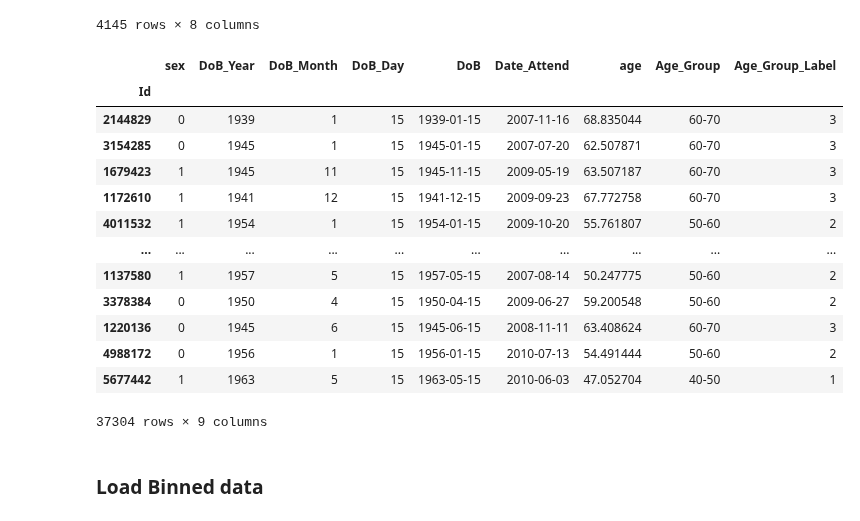
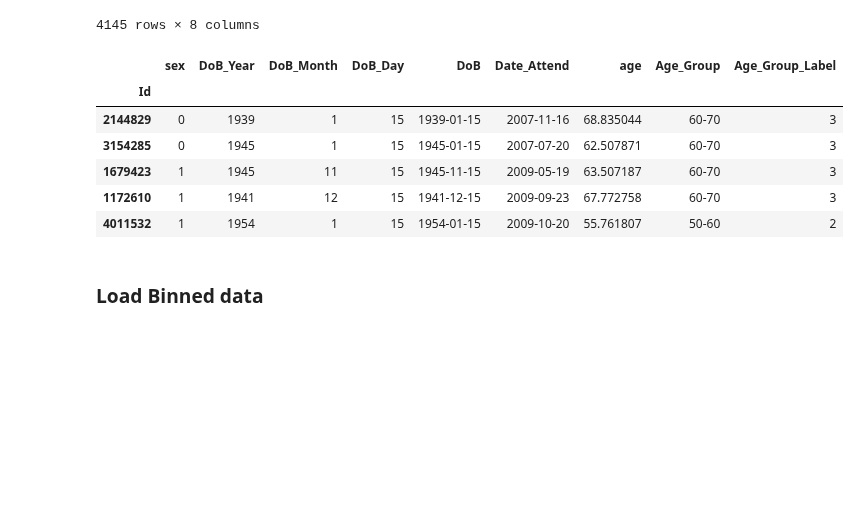
Before and after one commit to Skyer19/code, a Jupyter notebook: ageClassification/conventionalML/logisticBinData-age.ipynb, the cells around one changed output. Cells and saved outputs as stored; diff of their text form; code cells hidden in the pictures; blank space fills up the shorter version.

```diff
--- a/ageClassification/conventionalML/logisticBinData-age.ipynb
+++ b/ageClassification/conventionalML/logisticBinData-age.ipynb
@@ -55,22 +55,15 @@ age_group_mapping = {
 adata.obs['Age_Group_Label'] = adata.obs['Age_Group'].map(age_group_mapping)
 adata_test.obs['Age_Group_Label'] = adata_test.obs['Age_Group'].map(age_group_mapping)
 # %%
-adata.obs
+adata.obs.head()
 # %% [output]
 |  | sex | DoB_Year | DoB_Month | DoB_Day | DoB | Date_Attend | age | Age_Group | Age_Group_Label |
 | Id |  |  |  |  |  |  |  |  |  |
 | 2144829 | 0 | 1939 | 1 | 15 | 1939-01-15 | 2007-11-16 | 68.835044 | 60-70 | 3 |
 | 3154285 | 0 | 1945 | 1 | 15 | 1945-01-15 | 2007-07-20 | 62.507871 | 60-70 | 3 |
 | 1679423 | 1 | 1945 | 11 | 15 | 1945-11-15 | 2009-05-19 | 63.507187 | 60-70 | 3 |
 | 1172610 | 1 | 1941 | 12 | 15 | 1941-12-15 | 2009-09-23 | 67.772758 | 60-70 | 3 |
 | 4011532 | 1 | 1954 | 1 | 15 | 1954-01-15 | 2009-10-20 | 55.761807 | 50-60 | 2 |
-| ... | ... | ... | ... | ... | ... | ... | ... | ... | ... |
-| 1137580 | 1 | 1957 | 5 | 15 | 1957-05-15 | 2007-08-14 | 50.247775 | 50-60 | 2 |
-| 3378384 | 0 | 1950 | 4 | 15 | 1950-04-15 | 2009-06-27 | 59.200548 | 50-60 | 2 |
-| 1220136 | 0 | 1945 | 6 | 15 | 1945-06-15 | 2008-11-11 | 63.408624 | 60-70 | 3 |
-| 4988172 | 0 | 1956 | 1 | 15 | 1956-01-15 | 2010-07-13 | 54.491444 | 50-60 | 2 |
-| 5677442 | 1 | 1963 | 5 | 15 | 1963-05-15 | 2010-06-03 | 47.052704 | 40-50 | 1 |
-37304 rows × 9 columns
 # %% [markdown]
  ### Load Binned data
 # %%
```
Also changed, not shown: parts of 6 cells of this notebook, 5 other files.
